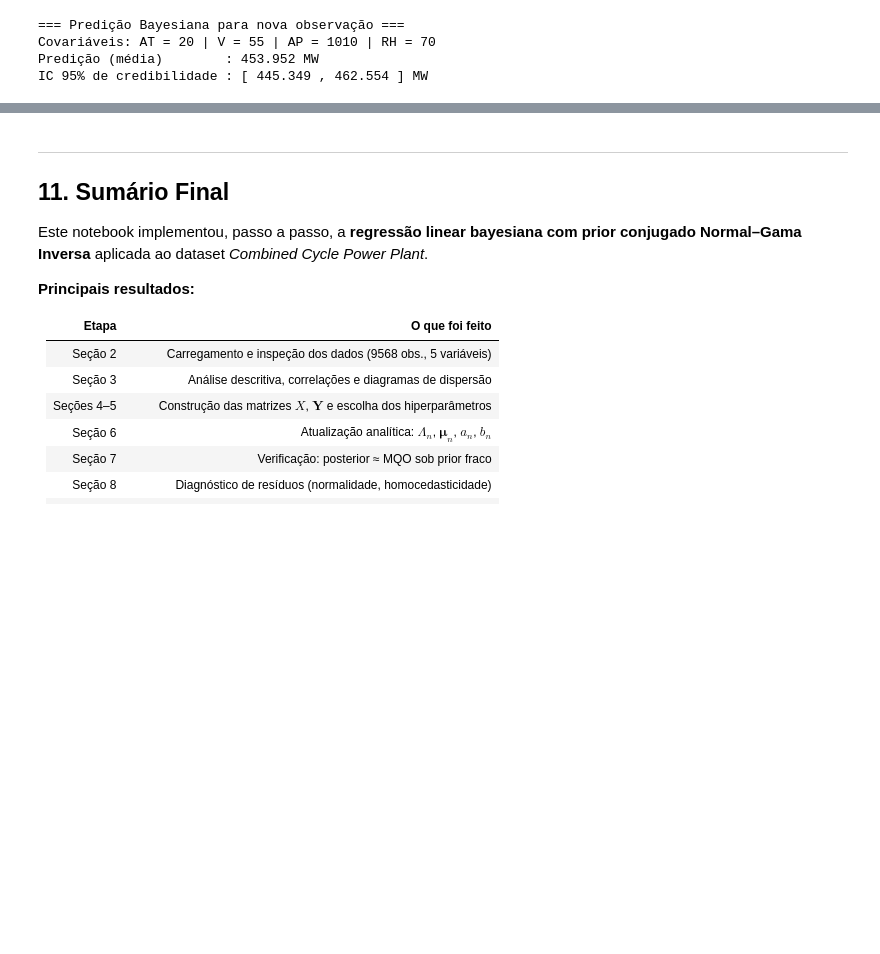
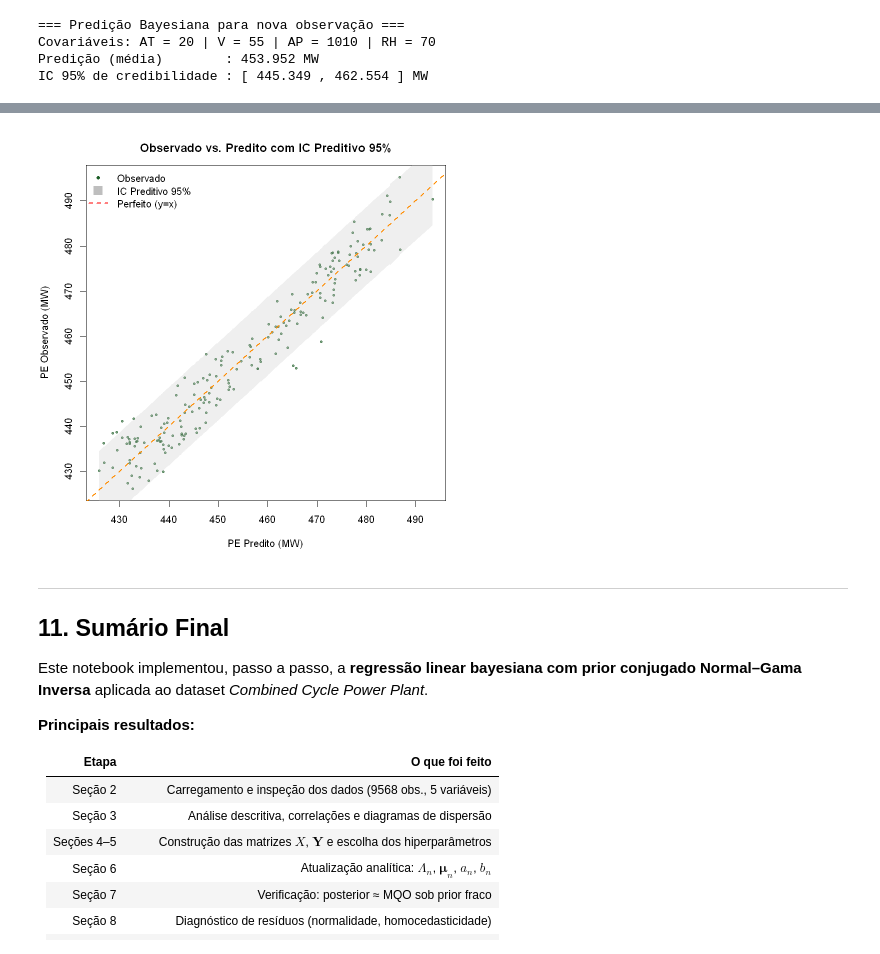
Before and after one commit to Marcehlin/Atividades-2026_1, a Jupyter notebook: Bayesiana/Trtabalho Bayesiana/regressao_bayesiana_ccpp.ipynb, the cells around one changed output, grey strips where cells are left out. Saved outputs shown, nothing was run; the diff lists cells and outputs as text; code cells hidden in the pictures; blank space fills up the shorter version.

```diff
--- a/Bayesiana/Trtabalho Bayesiana/amiguinho regressao_bayesiana_ccpp.ipynb
+++ b/Bayesiana/Trtabalho Bayesiana/regressao_bayesiana_ccpp.ipynb
@@ -716,3 +716,60 @@ legend("topleft", legend = "Linha perfeita (y=x)",
+# %%
+# ----------------------------
+# 1. Cálculo das predições e desvios
+# ----------------------------
+idx_aval <- 1:200
+X_sub <- X[idx_aval, ]
+Y_obs <- Y[idx_aval]
+
+# Média preditiva (já calculada)
+Y_pred <- as.numeric(X_sub %*% mu_n)
+
+# Desvio padrão PREDITIVO (com +1)
+diag_term <- rowSums((X_sub %*% Lambda_n_inv) * X_sub)
+pred_sd <- sqrt(b_n / a_n * (1 + diag_term))
+
+# Quantil t (95%)
+t_quant <- qt(0.975, df = 2 * a_n)
+
+# ----------------------------
+# 2. Ordenar pelo valor predito (para o polígono)
+# ----------------------------
+ordem <- order(Y_pred)
+Y_pred_ord <- Y_pred[ordem]
+Y_obs_ord  <- Y_obs[ordem]   # (usaremos só para plotar os pontos, opcional)
+lower_ord  <- Y_pred_ord - t_quant * pred_sd[ordem]
+upper_ord  <- Y_pred_ord + t_quant * pred_sd[ordem]
+
+# ----------------------------
+# 3. Gráfico com banda de predição
+# ----------------------------
+par(mfrow = c(1, 1), mar = c(4, 4, 3, 1))
+
+# Pontos observados vs preditos (sem ordem)
+plot(Y_pred, Y_obs,
+     xlab = "PE Predito (MW)", ylab = "PE Observado (MW)",
+     main = "Observado vs. Predito com IC Preditivo 95%",
+     pch = 19, cex = 0.5,
+     col = adjustcolor("#1a5c24", alpha.f = 0.6))
+
+# Banda preditiva (polígono ordenado pelo predito)
+polygon(c(Y_pred_ord, rev(Y_pred_ord)),
+        c(lower_ord, rev(upper_ord)),
+        col = adjustcolor("gray", alpha.f = 0.25), border = NA)
+
+# Linha de referência y = x (perfeito)
+abline(0, 1, col = "darkorange", lwd = 2, lty = 2)
+
+# (Opcional) Linha da predição média (apenas se quiser)
+# lines(Y_pred_ord, Y_pred_ord, col = "blue", lwd = 1.5)
+
+legend("topleft",
+       legend = c("Observado", "IC Preditivo 95%", "Perfeito (y=x)"),
+       col = c("#1a5c24", "gray", "red"),
+       pch = c(19, 15, NA), lty = c(NA, NA, 2), lwd = c(NA, NA, 2),
+       pt.cex = c(0.8, 2, 1), bty = "n")
+# %% [output]
+[figure, added]
 # %% [markdown]
 ---
 ## 11. Sumário Final
```
Also changed, not shown: parts of 1 cell of this notebook, 1 other file.
